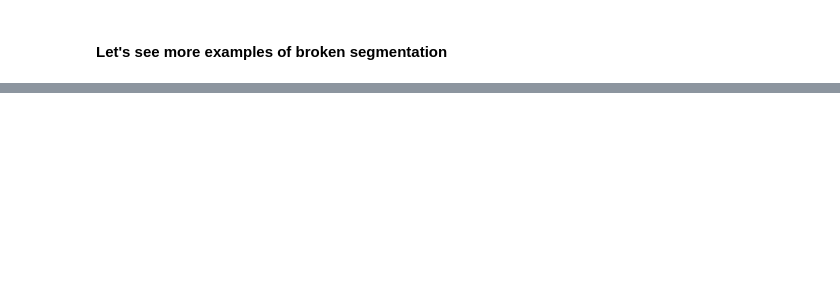
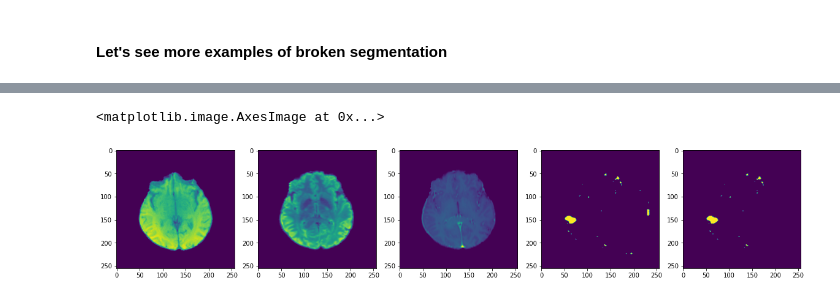
Before and after one commit to sosanzma/Tumor_Segmentation_Features_, a Jupyter notebook: registraion-segmentation-features.ipynb, the cells around one changed output, grey strips where cells are left out. Saved outputs shown, nothing was run; the diff lists cells and outputs as text; code cells hidden in the pictures; blank space fills up the shorter version.

```diff
--- a/registraion-segmentation-features.ipynb
+++ b/registraion-segmentation-features.ipynb
@@ -621,14 +640,17 @@ axarr[4].imshow((test_res[0][0].detach().cpu().numpy() > 0.5) * (test_img[0, 1]
 # %%
 im = get_img(20)
 test_img = np.array([np.moveaxis(np.array(im.resize((256, 256))), -1, 0)])
-test_res = model(torch.Tensor(test_img))
+test_res = model_unet(torch.Tensor(test_img))
 
 f, axarr = plt.subplots(1,5, figsize=(20, 20))
 axarr[0].imshow(test_img[0, 0])
 axarr[1].imshow(test_img[0, 1])
 axarr[2].imshow(test_img[0, 2])
 axarr[3].imshow(test_res[0][0].detach().cpu().numpy() > 0.5)
 axarr[4].imshow((test_res[0][0].detach().cpu().numpy() > 0.5) * (test_img[0, 1] != 0))
+# %% [output]
+<matplotlib.image.AxesImage at 0x...>
+[figure, added]
 # %%
 im = get_img(24)
 test_img = np.array([np.moveaxis(np.array(im.resize((256, 256))), -1, 0)])
```
Also changed, not shown: parts of 24 cells of this notebook.
